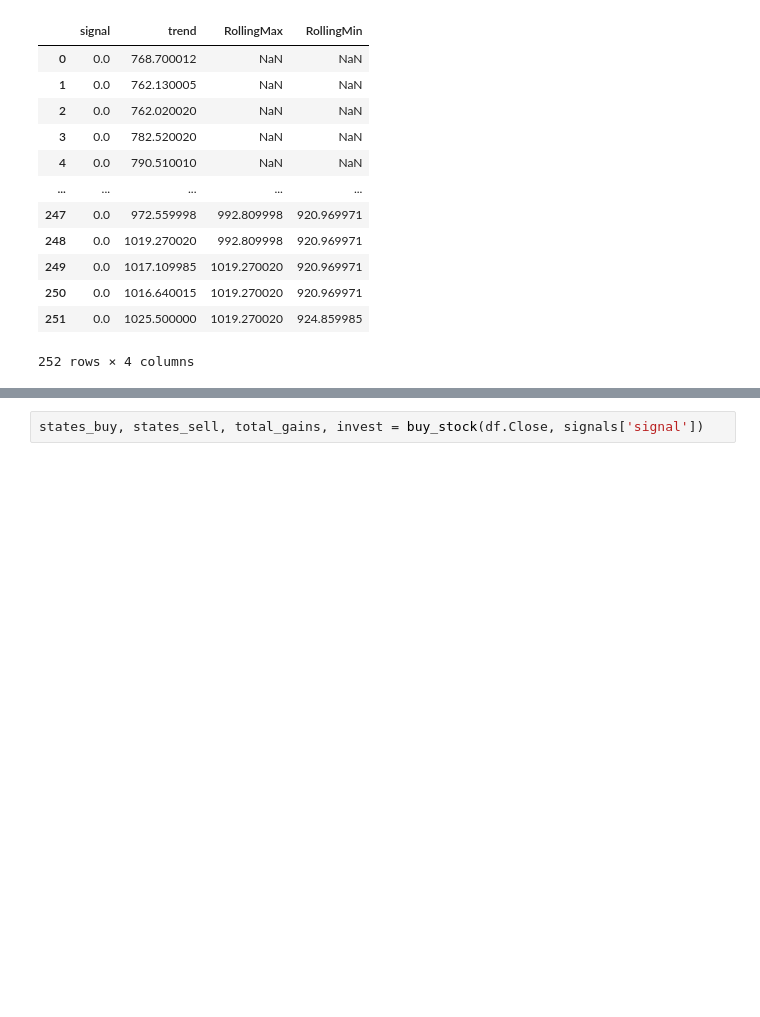
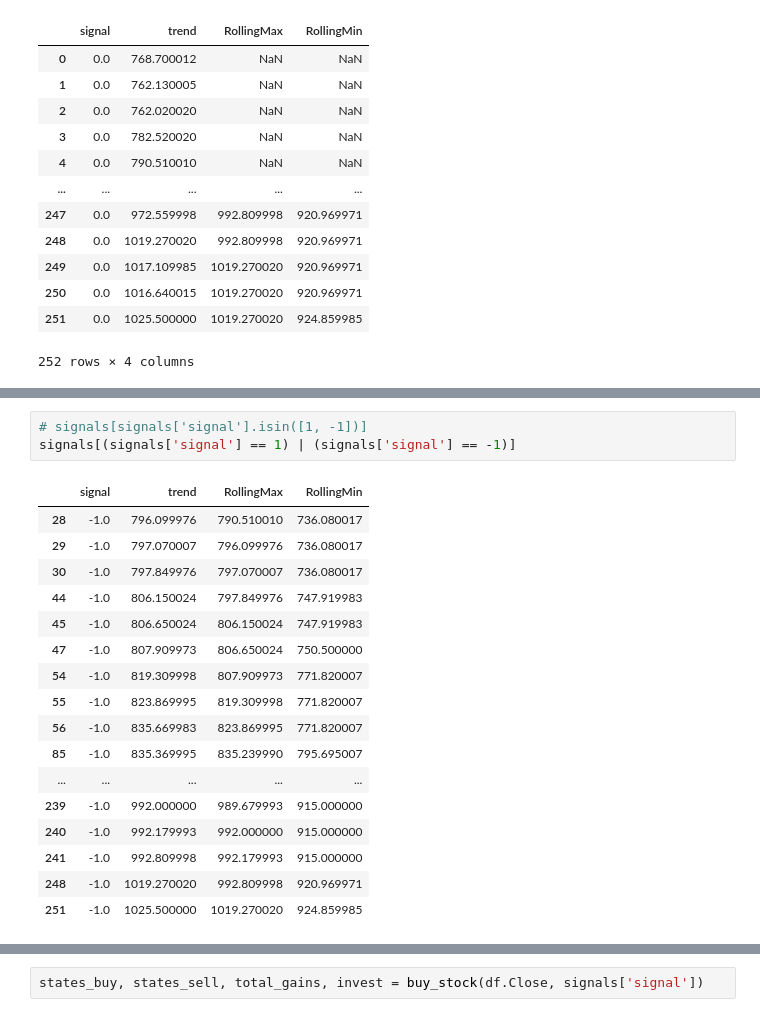
Before and after one commit to qslia/Stock-Prediction-Models, a Jupyter notebook: agent/1.turtle-agent.ipynb, the cells around one changed output, grey strips where cells are left out. Cells and saved outputs as stored; diff of their text form; blank space fills up the shorter version.

```diff
--- a/agent/1.turtle-agent.ipynb
+++ b/agent/1.turtle-agent.ipynb
@@ -163,3 +207,24 @@ signals
+# %%
+# signals[signals['signal'].isin([1, -1])]
+signals[(signals['signal'] == 1) | (signals['signal'] == -1)]
+# %% [output]
+|  | signal | trend | RollingMax | RollingMin |
+| 28 | -1.0 | 796.099976 | 790.510010 | 736.080017 |
+| 29 | -1.0 | 797.070007 | 796.099976 | 736.080017 |
+| 30 | -1.0 | 797.849976 | 797.070007 | 736.080017 |
+| 44 | -1.0 | 806.150024 | 797.849976 | 747.919983 |
+| 45 | -1.0 | 806.650024 | 806.150024 | 747.919983 |
+| 47 | -1.0 | 807.909973 | 806.650024 | 750.500000 |
+| 54 | -1.0 | 819.309998 | 807.909973 | 771.820007 |
+| 55 | -1.0 | 823.869995 | 819.309998 | 771.820007 |
+| 56 | -1.0 | 835.669983 | 823.869995 | 771.820007 |
+| 85 | -1.0 | 835.369995 | 835.239990 | 795.695007 |
+| ... | ... | ... | ... | ... |
+| 239 | -1.0 | 992.000000 | 989.679993 | 915.000000 |
+| 240 | -1.0 | 992.179993 | 992.000000 | 915.000000 |
+| 241 | -1.0 | 992.809998 | 992.179993 | 915.000000 |
+| 248 | -1.0 | 1019.270020 | 992.809998 | 920.969971 |
+| 251 | -1.0 | 1025.500000 | 1019.270020 | 924.859985 |
 # %%
 def buy_stock(
     real_movement,
```
Also changed, not shown: parts of 6 cells of this notebook.
